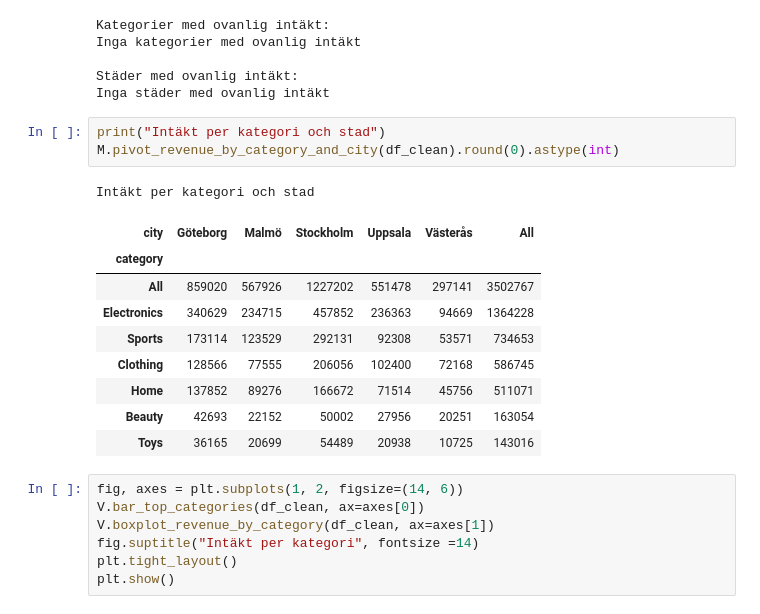
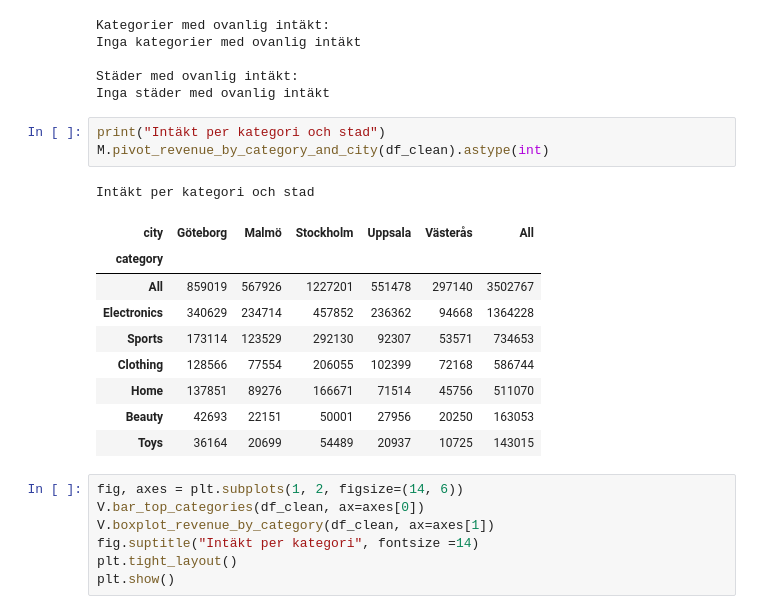
Before and after one commit to elinwahlgren/Gruppuppgift, a Jupyter notebook: report.ipynb, the cells around one changed output. Saved outputs shown, nothing was run; the diff lists cells and outputs as text.

```diff
--- a/report.ipynb
+++ b/report.ipynb
@@ -127,18 +132,18 @@ Städer med ovanlig intäkt:
 Inga städer med ovanlig intäkt
 # %%
 print("Intäkt per kategori och stad")
-M.pivot_revenue_by_category_and_city(df_clean).round(0).astype(int)
+M.pivot_revenue_by_category_and_city(df_clean).astype(int)
 # %% [output]
 Intäkt per kategori och stad
 | city | Göteborg | Malmö | Stockholm | Uppsala | Västerås | All |
 | category |  |  |  |  |  |  |
-| All | 859020 | 567926 | 1227202 | 551478 | 297141 | 3502767 |
-| Electronics | 340629 | 234715 | 457852 | 236363 | 94669 | 1364228 |
-| Sports | 173114 | 123529 | 292131 | 92308 | 53571 | 734653 |
-| Clothing | 128566 | 77555 | 206056 | 102400 | 72168 | 586745 |
-| Home | 137852 | 89276 | 166672 | 71514 | 45756 | 511071 |
-| Beauty | 42693 | 22152 | 50002 | 27956 | 20251 | 163054 |
-| Toys | 36165 | 20699 | 54489 | 20938 | 10725 | 143016 |
+| All | 859019 | 567926 | 1227201 | 551478 | 297140 | 3502767 |
+| Electronics | 340629 | 234714 | 457852 | 236362 | 94668 | 1364228 |
+| Sports | 173114 | 123529 | 292130 | 92307 | 53571 | 734653 |
+| Clothing | 128566 | 77554 | 206055 | 102399 | 72168 | 586744 |
+| Home | 137851 | 89276 | 166671 | 71514 | 45756 | 511070 |
+| Beauty | 42693 | 22151 | 50001 | 27956 | 20250 | 163053 |
+| Toys | 36164 | 20699 | 54489 | 20937 | 10725 | 143015 |
 # %%
 fig, axes = plt.subplots(1, 2, figsize=(14, 6))
 V.bar_top_categories(df_clean, ax=axes[0])
```
Also changed, not shown: parts of 4 cells of this notebook.
